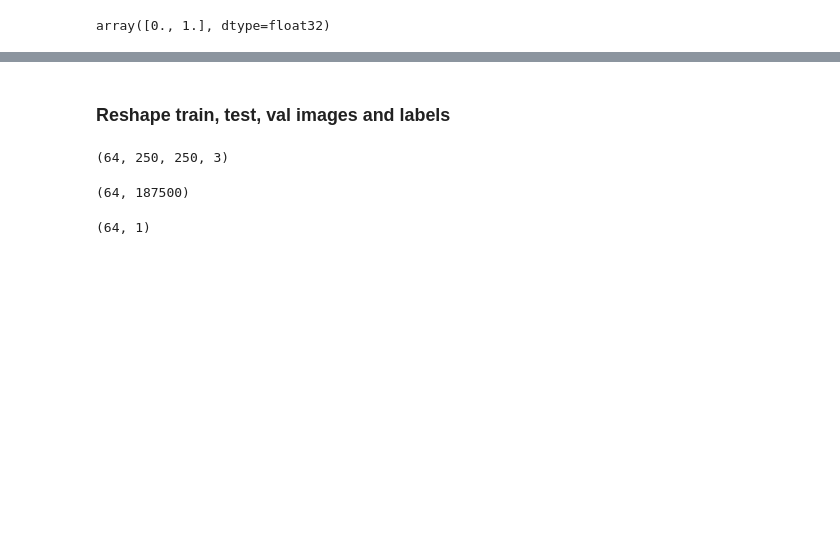
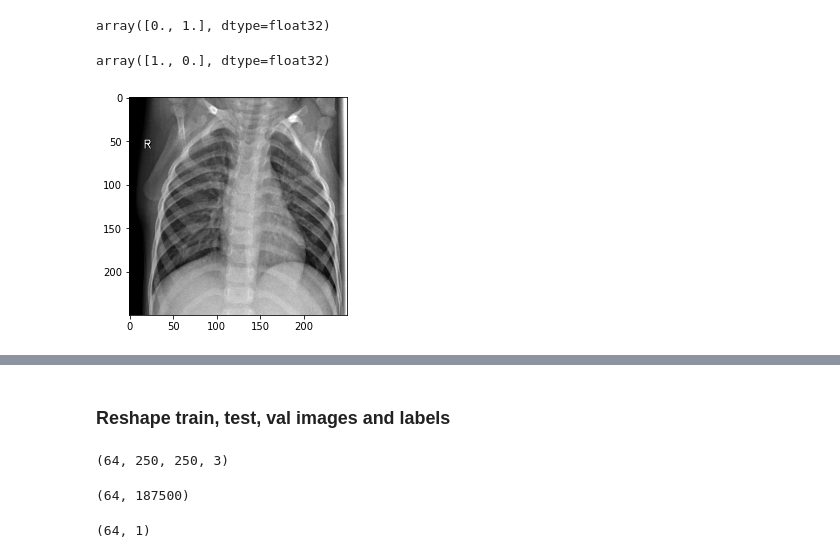
Before and after one commit to hannah-schurman/pneumonia-image-classification, a Jupyter notebook: pneumonia-image-classification.ipynb, the cells around one changed output, grey strips where cells are left out. Drawn from its saved outputs; the diff is of its cells as text; code cells hidden in the pictures; blank space fills up the shorter version.

```diff
--- a/pneumonia-image-classification.ipynb
+++ b/pneumonia-image-classification.ipynb
@@ -173,5 +179,13 @@ array([[1., 0.],
 val_labels[0]
 # %% [output]
 array([0., 1.], dtype=float32)
+# %%
+# sample image from the train set of normal x-ray
+
+plt.imshow(train_images[1])
+train_labels[1]
+# %% [output]
+array([1., 0.], dtype=float32)
+[figure, added]
 # %%
 # sample image from the train set of pneumonia x-ray
```
Also changed, not shown: parts of 37 cells of this notebook, 1 other file.
